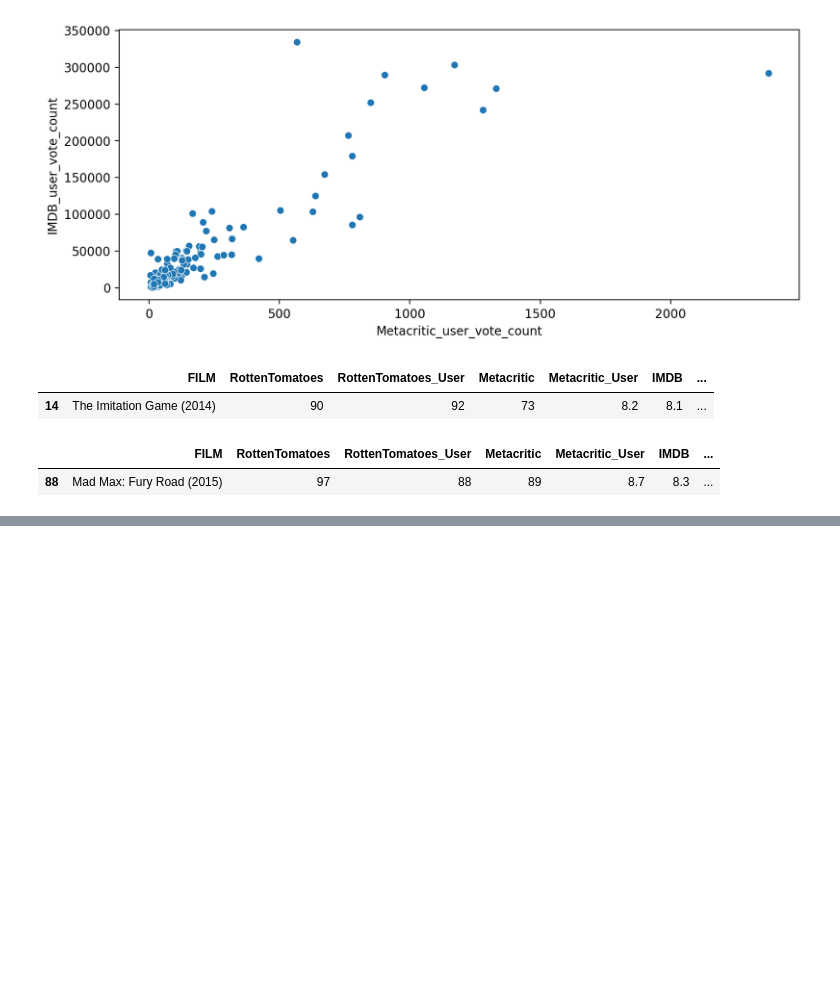
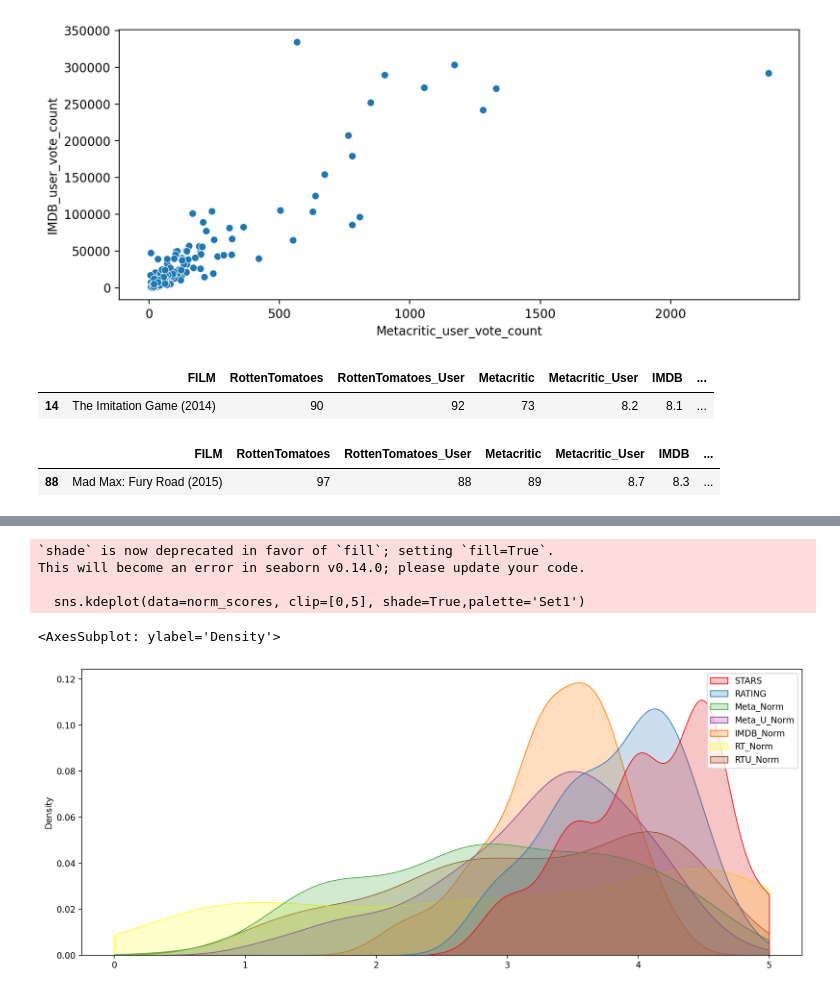
Before and after one commit to danielle3625/portilla_DSA_capstone, a Jupyter notebook: movie_capstone.ipynb, the cells around one changed output, grey strips where cells are left out. Drawn from its saved outputs; the diff is of its cells as text; code cells hidden in the pictures; blank space fills up the shorter version.

```diff
--- a/movie_capstone.ipynb
+++ b/movie_capstone.ipynb
@@ -364,0 +420,13 @@ df
+# %%
+# Let's manipulate the parameters a little bit just to make it easier to read
+# Notice Stars and Rating are way higher than other ratings - indicating Fandango is rating movies higher than others
+
+plt.figure(figsize=(15,6), dpi=200)
+sns.kdeplot(data=norm_scores, clip=[0,5], shade=True,palette='Set1')
+# %% [output]
+`shade` is now deprecated in favor of `fill`; setting `fill=True`.
+This will become an error in seaborn v0.14.0; please update your code.
+
+  sns.kdeplot(data=norm_scores, clip=[0,5], shade=True,palette='Set1')
+<AxesSubplot: ylabel='Density'>
+[figure, added]
```
Also changed, not shown: parts of 18 cells of this notebook.
